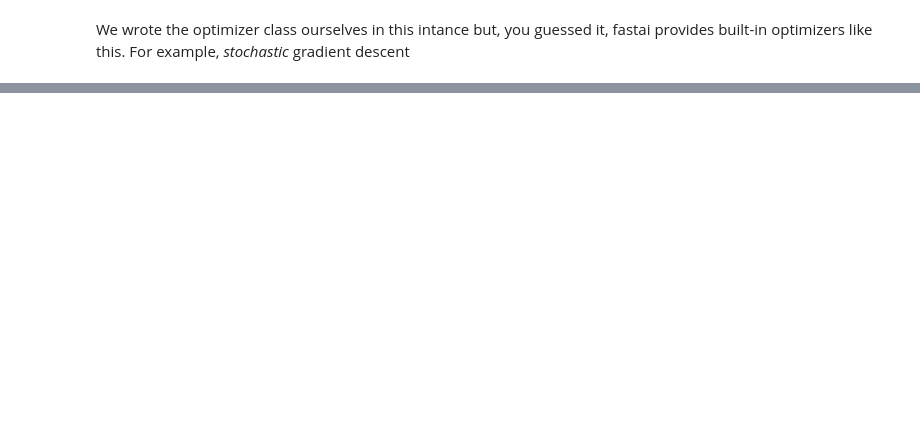
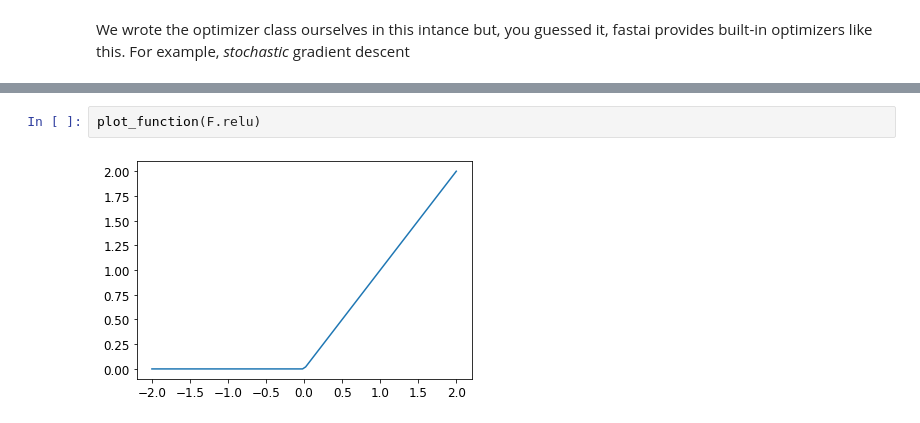
Before and after one commit to Mchristos/fastbook, a Jupyter notebook: 04_mnist_basics[chris].ipynb, the cells around one changed output, grey strips where cells are left out. Cells and saved outputs as stored; diff of their text form; blank space fills up the shorter version.

```diff
--- a/04_mnist_basics[chris].ipynb
+++ b/04_mnist_basics[chris].ipynb
@@ -585,0 +667,4 @@ train_model(linear_model, optimizer, 10)
+# %%
+plot_function(F.relu)
+# %% [output]
+[figure, added]
```
Also changed, not shown: parts of 36 cells of this notebook.
